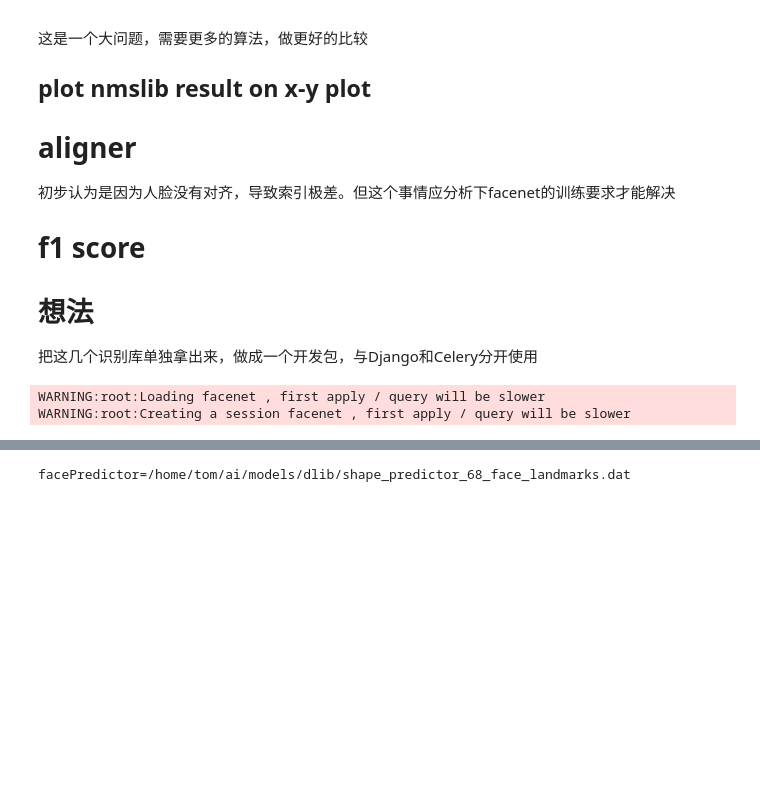
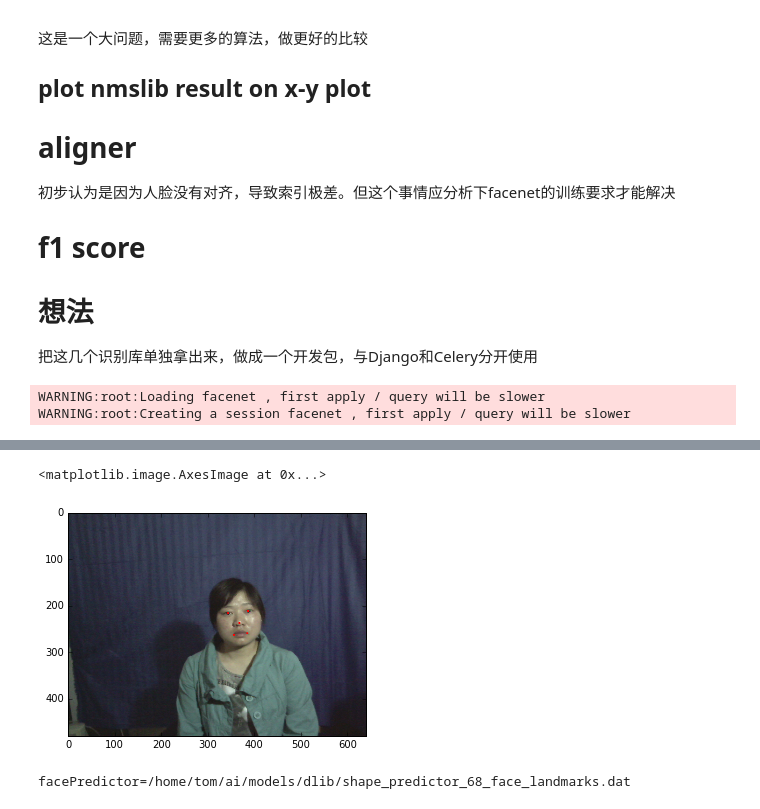
Before and after one commit to ai-face/DeepVideoAnalytics, a Jupyter notebook: facenet_test.ipynb, the cells around one changed output, grey strips where cells are left out. Saved outputs shown, nothing was run; the diff lists cells and outputs as text; code cells hidden in the pictures; blank space fills up the shorter version.

```diff
--- a/facenet_test.ipynb
+++ b/facenet_test.ipynb
@@ -93,3 +164,11 @@ for face in faces :
+# %%
+xs = np.squeeze(points[5:10,:])
+ys = np.squeeze(points[0:5, :])
+
+plt.imshow(result)
+# %% [output]
+<matplotlib.image.AxesImage at 0x...>
+[figure, added]
 # %%
 from dvalib import retriever
 args = {}
```
Also changed, not shown: parts of 4 cells of this notebook, 3 other files.
